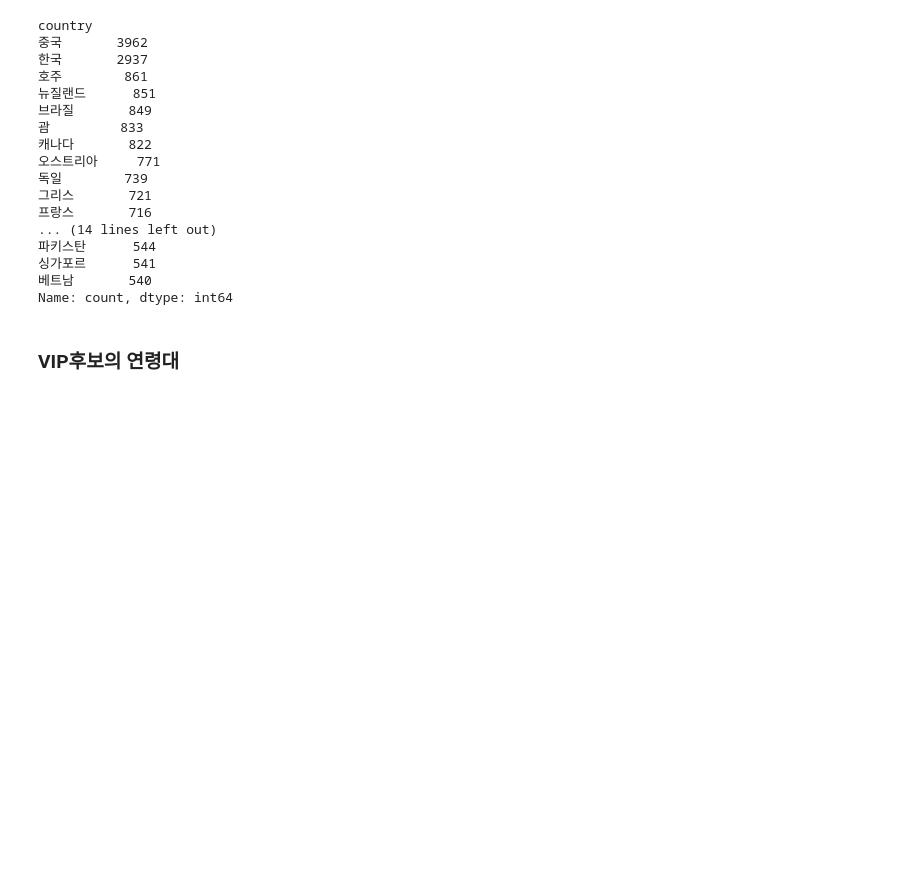
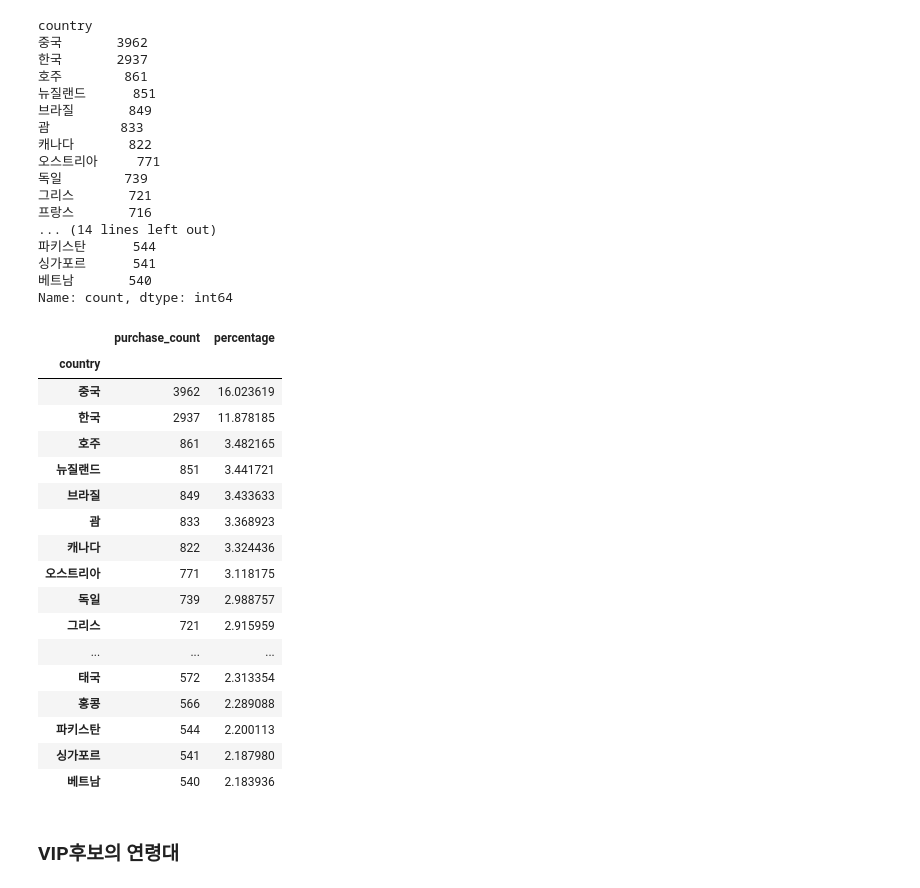
Before and after one commit to Wowdada/4Team, a Jupyter notebook: df0.ipynb, the cells around one changed output. Saved outputs shown, nothing was run; the diff lists cells and outputs as text; code cells hidden in the pictures; blank space fills up the shorter version.

```diff
--- a/df0.ipynb
+++ b/df0.ipynb
@@ -284,6 +326,33 @@ country
 싱가포르      541
 베트남       540
 Name: count, dtype: int64
+# %%
+df00_country_per = (df00_country / df00_country.sum()) * 100
+
+df00_country_summary = pd.DataFrame({
+    'purchase_count': df00_country,
+    'percentage': df00_country_per
+})
+df00_country_summary
+# %% [output]
+|  | purchase_count | percentage |
+| country |  |  |
+| 중국 | 3962 | 16.023619 |
+| 한국 | 2937 | 11.878185 |
+| 호주 | 861 | 3.482165 |
+| 뉴질랜드 | 851 | 3.441721 |
+| 브라질 | 849 | 3.433633 |
+| 괌 | 833 | 3.368923 |
+| 캐나다 | 822 | 3.324436 |
+| 오스트리아 | 771 | 3.118175 |
+| 독일 | 739 | 2.988757 |
+| 그리스 | 721 | 2.915959 |
+| ... | ... | ... |
+| 태국 | 572 | 2.313354 |
+| 홍콩 | 566 | 2.289088 |
+| 파키스탄 | 544 | 2.200113 |
+| 싱가포르 | 541 | 2.187980 |
+| 베트남 | 540 | 2.183936 |
 # %% [markdown]
 ### VIP후보의 연령대
 # %%
```
Also changed, not shown: parts of 6 cells of this notebook.
